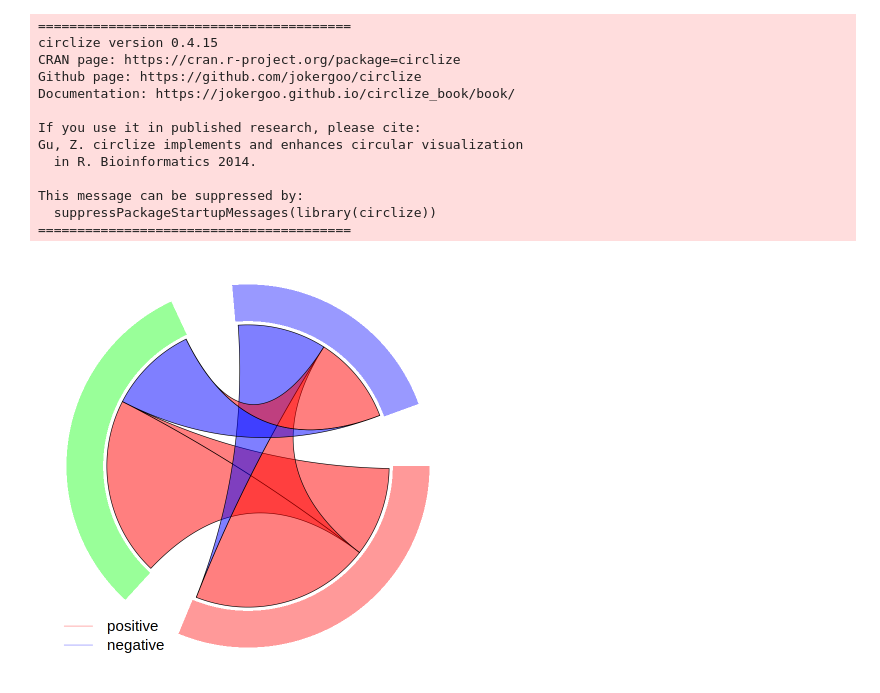
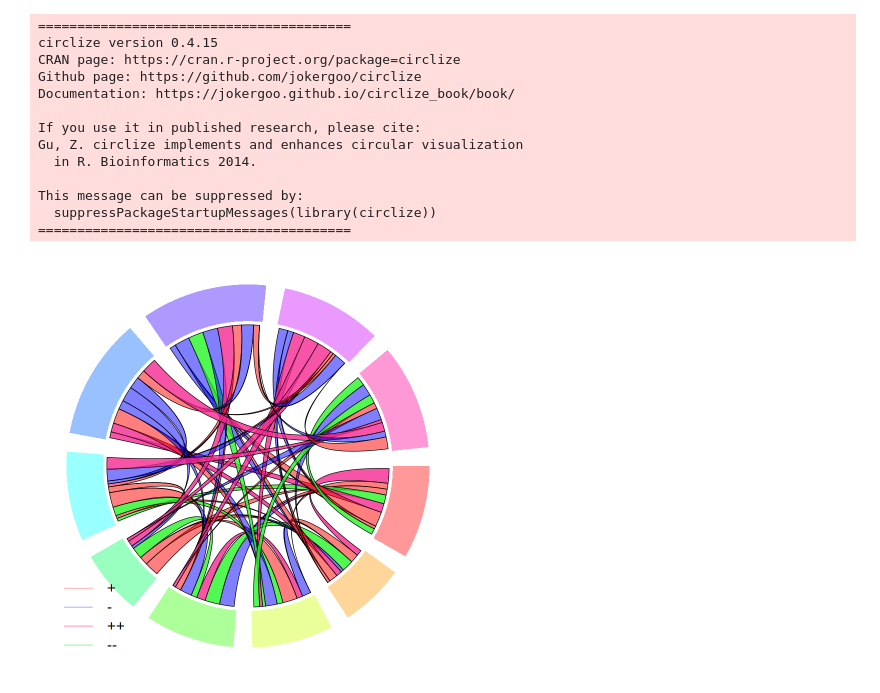
Before and after one commit to GBuenvar/Articx, a Jupyter notebook: WDSN_plot.ipynb, the cells around one changed output. Drawn from its saved outputs; the diff is of its cells as text; code cells hidden in the pictures.

```diff
--- a/WDSN_plot.ipynb
+++ b/WDSN_plot.ipynb
@@ -19,8 +19,8 @@ This message can be suppressed by:
 mat = matrix(c(0,1,2, 2,0,-1, -1,1,0), nrow = 3, ncol = 3, byrow = TRUE)
 
 # create a random matrix of size 10x10 that contains integers between -5 and 5 and 0 on the diagonal
-# mat = matrix(sample(c(-5:5,0), 100, replace = TRUE), nrow = 10, ncol = 10)
-# diag(mat) = 0
+mat = matrix(sample(c(-5:5,0), 100, replace = TRUE), nrow = 10, ncol = 10)
+diag(mat) = 0
 
 # create a vector of integers from 1 to the number of rows of the matrix
 items = 1:nrow(mat)
@@ -56,38 +56,53 @@ circos.initialize(factors = df$factor, x = df$x)
 # Create a vector of N distinct colors (N = number of rows of the matrix) using pastel colors
 cols = rainbow(nrow(mat), s = 1, v = 1, alpha = 0.4)
 
+red = rgb(1,0,0,0.5)
+blue = rgb(0,0,1,0.5)
+pink = rgb(245/255, 40/255, 145/255, 0.8)
+green = rgb(39/255, 245/255, 39/255, 0.8)
+
 # Build the regions of track #1
 circos.trackPlotRegion(factors = df$factor, ylim = c(0,1) ,bg.col = cols, bg.border = NA,
     )
 
 
 
 for (i in 1:nrow(mat)){
     i0 = data_start_end$start[i] # start of the arc at the source
 
 
     for (j in i:ncol(mat)) {
         if (i == j) next # skip the diagonal
         # print the source and target
         j0 = data_start_end$start[j] # start of the arc at the target
         width_ij = abs(mat[i,j])
         width_ji = abs(mat[j,i])
-        # color is red for positive values, blue for negative values, with some transparency
-        col_ij = ifelse(mat[i,j] > 0, rgb(1,0,0,0.5), rgb(0,0,1,0.5))
-        col_ji = ifelse(mat[j,i] > 0, rgb(1,0,0,0.5), rgb(0,0,1,0.5))
 
-        # draw the arc if the value is not 0
-        if (width_ij > 0) circos.link(i, c(i0, i0+width_ij), j, c(j0+width_ji, j0+width_ji), col = col_ij, lwd = 1, lty = 1, border="black" )
-        if (width_ji > 0) circos.link(i, c(i0+width_ij, i0+width_ij), j, c(j0, j0+width_ji), col = col_ji, lwd = 1, lty = 1, border="black" )
+
+        # color is red for positive values, blue for negative values, black for 0
+        col_ij = ifelse(mat[i,j] > 0, red, ifelse(mat[i,j] < 0, blue, "black"))
+        col_ji = ifelse(mat[j,i] > 0, red, ifelse(mat[j,i] < 0, blue, "black"))
+
+        if (col_ij == col_ji & col_ij == red) {
+            col_ij = col_ji = pink
+            circos.link(i, c(i0, i0+width_ij), j, c(j0, j0+width_ji), col = col_ij, lwd = 1, lty = 1, border="black" )
+        } else if (col_ij == col_ji & col_ij == blue) {
+            col_ij = col_ji = green
+            circos.link(i, c(i0, i0+width_ij), j, c(j0, j0+width_ji), col = col_ij, lwd = 1, lty = 1, border="black" )
+        } else {
+            # draw the arc if the value is not 0
+            if (width_ij > 0) circos.link(i, c(i0, i0+width_ij), j, c(j0+width_ji, j0+width_ji), col = col_ij, lwd = 1, lty = 1, border="black" )
+            if (width_ji > 0) circos.link(i, c(i0+width_ij, i0+width_ij), j, c(j0, j0+width_ji), col = col_ji, lwd = 1, lty = 1, border="black" )
+        }
 
         # update the start of the arc at the target
         data_start_end$start[j] = j0 + width_ji
         i0 = i0 + width_ij
     }
     data_start_end$start[i] = i0
 }
 
-legend("bottomleft", legend = c("positive", "negative"), col = c(rgb(1,0,0,0.5), rgb(0,0,1,0.5)), lty = 1, lwd = 1, bty = "n", cex = 1.5)
+legend("bottomleft", legend = c("+", "-", "++", "--"), col = c(red, blue, pink, green), lty = 1, lwd = 1, bty = "n", cex = 1.5)
 circos.clear()
 # %% [output]
-[figure, old version]
+[figure, new version]
```
Also changed, not shown: 1 other file.
